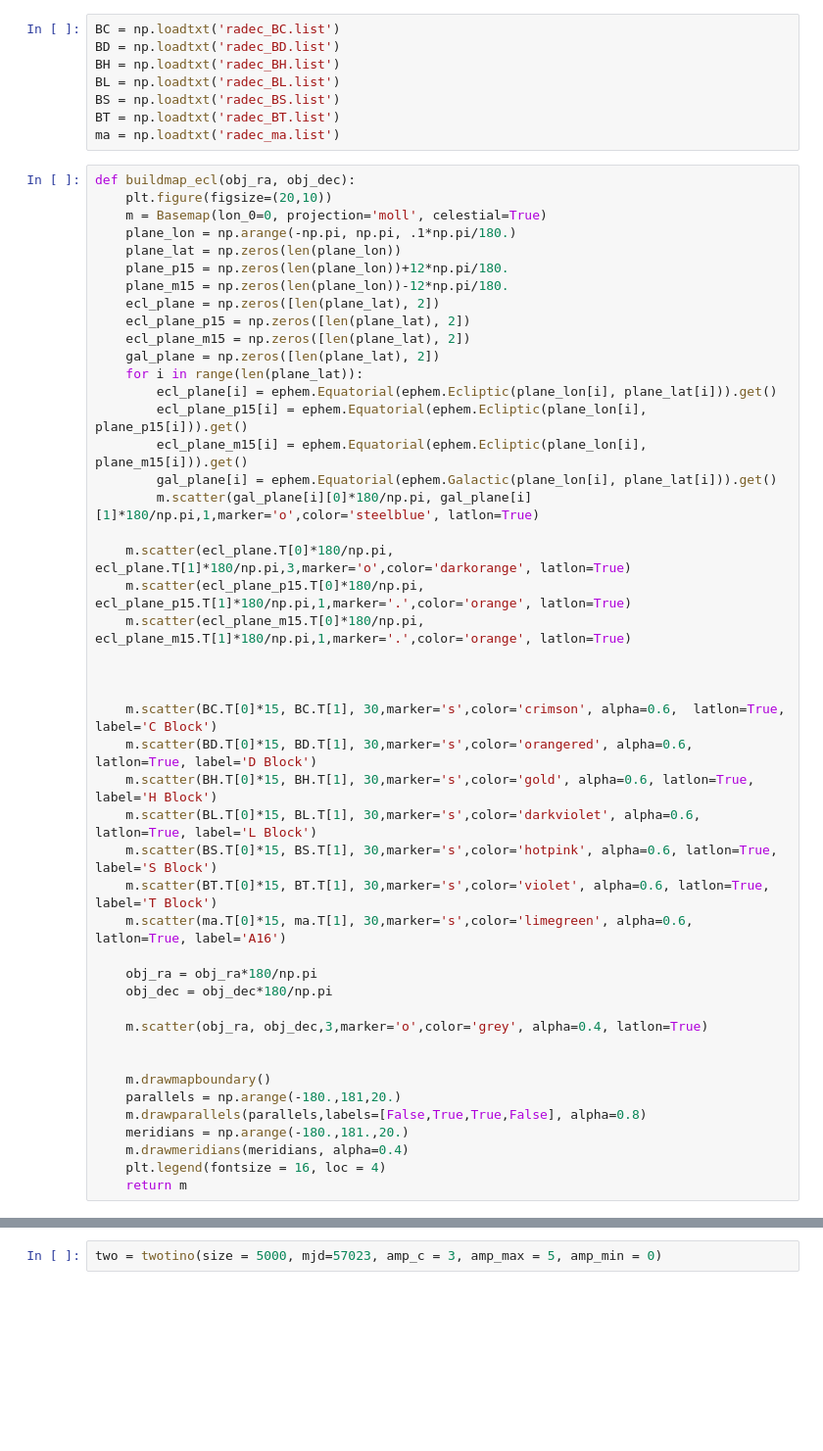
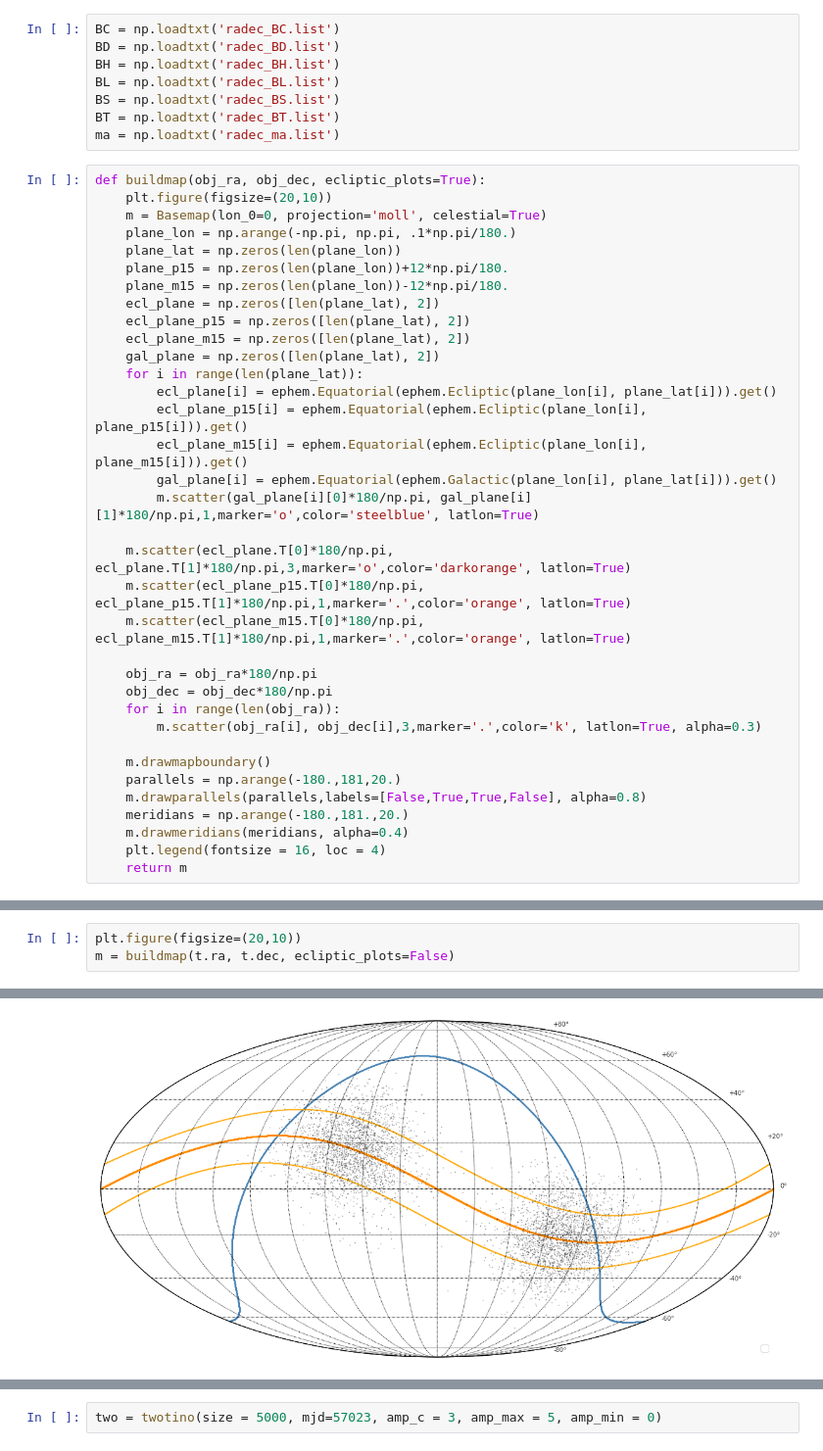
Before and after one commit to sevenlin123/fake_tno, a Jupyter notebook: plutino.ipynb, the cells around one changed output, grey strips where cells are left out. Shown at 98% size. Cells and saved outputs as stored; diff of their text form; blank space fills up the shorter version.

```diff
--- a/plutino.ipynb
+++ b/plutino.ipynb
@@ -328,7 +105,7 @@ BS = np.loadtxt('radec_BS.list')
 BT = np.loadtxt('radec_BT.list')
 ma = np.loadtxt('radec_ma.list')
 # %%
-def buildmap_ecl(obj_ra, obj_dec):
+def buildmap(obj_ra, obj_dec, ecliptic_plots=True):
     plt.figure(figsize=(20,10))
     m = Basemap(lon_0=0, projection='moll', celestial=True)
     plane_lon = np.arange(-np.pi, np.pi, .1*np.pi/180.)
@@ -350,21 +127,10 @@ def buildmap_ecl(obj_ra, obj_dec):
     m.scatter(ecl_plane_p15.T[0]*180/np.pi, ecl_plane_p15.T[1]*180/np.pi,1,marker='.',color='orange', latlon=True)
     m.scatter(ecl_plane_m15.T[0]*180/np.pi, ecl_plane_m15.T[1]*180/np.pi,1,marker='.',color='orange', latlon=True)
 
-
-
-    m.scatter(BC.T[0]*15, BC.T[1], 30,marker='s',color='crimson', alpha=0.6,  latlon=True, label='C Block')
-    m.scatter(BD.T[0]*15, BD.T[1], 30,marker='s',color='orangered', alpha=0.6, latlon=True, label='D Block')
-    m.scatter(BH.T[0]*15, BH.T[1], 30,marker='s',color='gold', alpha=0.6, latlon=True, label='H Block')
-    m.scatter(BL.T[0]*15, BL.T[1], 30,marker='s',color='darkviolet', alpha=0.6, latlon=True, label='L Block')
-    m.scatter(BS.T[0]*15, BS.T[1], 30,marker='s',color='hotpink', alpha=0.6, latlon=True, label='S Block')
-    m.scatter(BT.T[0]*15, BT.T[1], 30,marker='s',color='violet', alpha=0.6, latlon=True, label='T Block')
-    m.scatter(ma.T[0]*15, ma.T[1], 30,marker='s',color='limegreen', alpha=0.6, latlon=True, label='A16')
-
     obj_ra = obj_ra*180/np.pi
     obj_dec = obj_dec*180/np.pi
-
-    m.scatter(obj_ra, obj_dec,3,marker='o',color='grey', alpha=0.4, latlon=True)
-
+    for i in range(len(obj_ra)):
+        m.scatter(obj_ra[i], obj_dec[i],3,marker='.',color='k', latlon=True, alpha=0.3)
 
     m.drawmapboundary()
     parallels = np.arange(-180.,181,20.)
@@ -380,0 +142,4 @@ plt.savefig('fields.eps')
+# %%
+plt.figure(figsize=(20,10))
+m = buildmap(t.ra, t.dec, ecliptic_plots=False)
+# %% [output]
@@ -380,0 +147 @@ plt.savefig('fields.eps')
+[figure, added]
```
Also changed, not shown: parts of 43 cells of this notebook, 16 other files.
